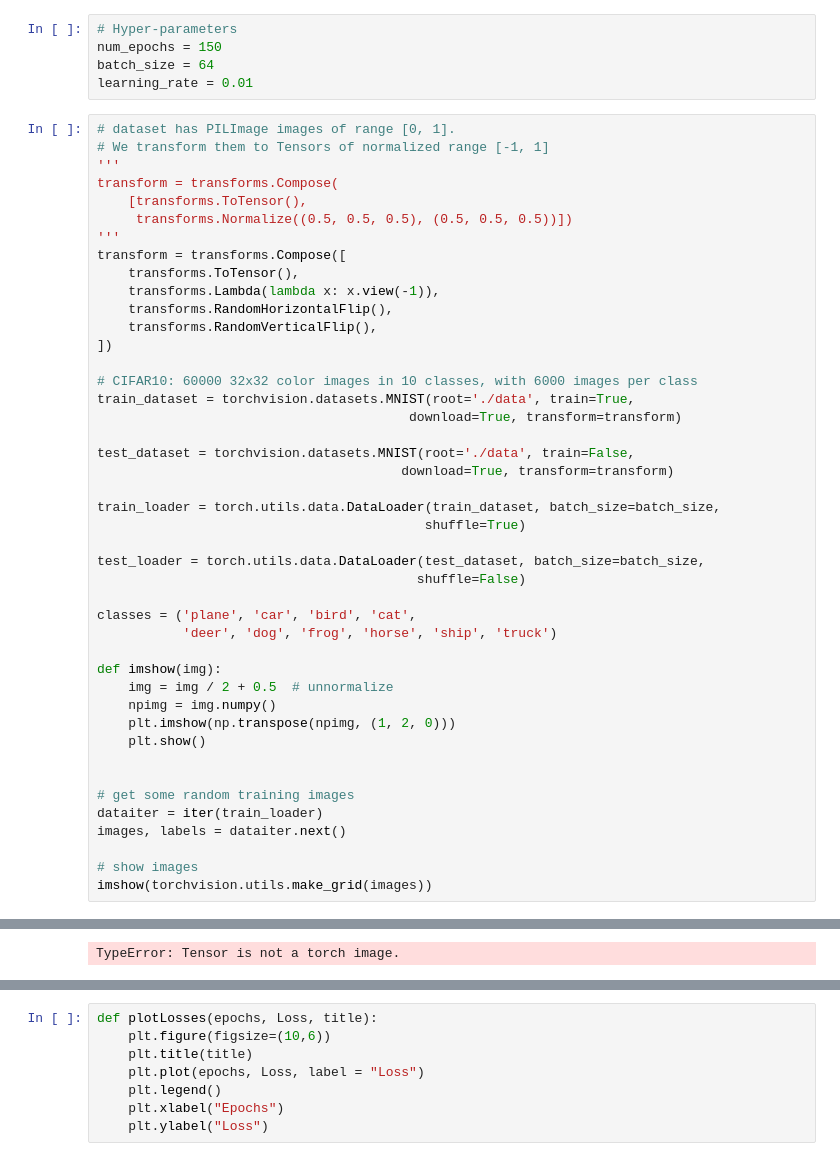
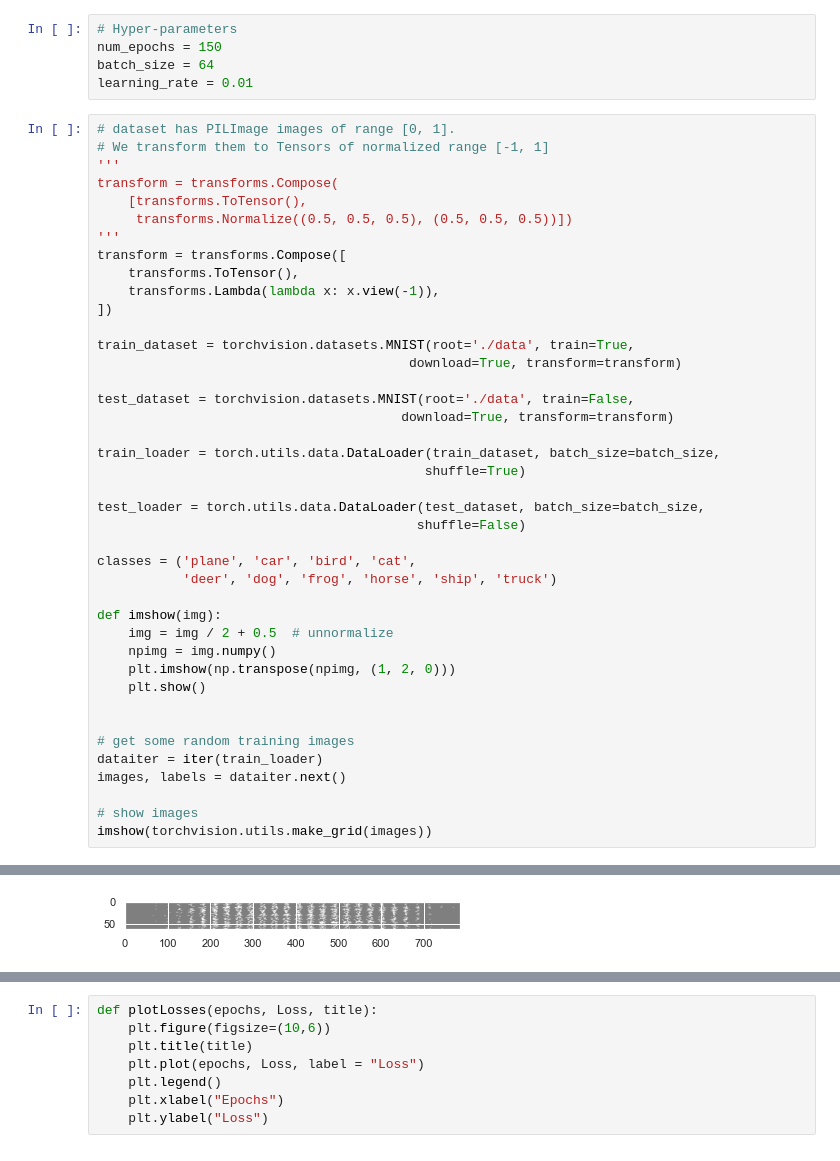
Before and after one commit to COMP6248-Reproducability-Challenge/MaSS-optimiser, a Jupyter notebook: General/Code/FCN.ipynb, the cells around one changed output, grey strips where cells are left out. Cells and saved outputs as stored; diff of their text form.

```diff
--- a/General/Code/FCN.ipynb
+++ b/General/Code/FCN.ipynb
@@ -42,11 +42,8 @@ transform = transforms.Compose(
 transform = transforms.Compose([
     transforms.ToTensor(),
     transforms.Lambda(lambda x: x.view(-1)),
-    transforms.RandomHorizontalFlip(),
-    transforms.RandomVerticalFlip(),
 ])
 
-# CIFAR10: 60000 32x32 color images in 10 classes, with 6000 images per class
 train_dataset = torchvision.datasets.MNIST(root='./data', train=True,
                                         download=True, transform=transform)
 
@@ -94,4 +76,4 @@ Extracting ./data/MNIST/raw/t10k-labels-idx1-ubyte.gz to ./data/MNIST/raw
-TypeError: Tensor is not a torch image.
+[figure, added]
 # %%
 class FCNClass(nn.Module):
     def __init__(self):
```
Also changed, not shown: parts of 5 cells of this notebook, 1 other file.
